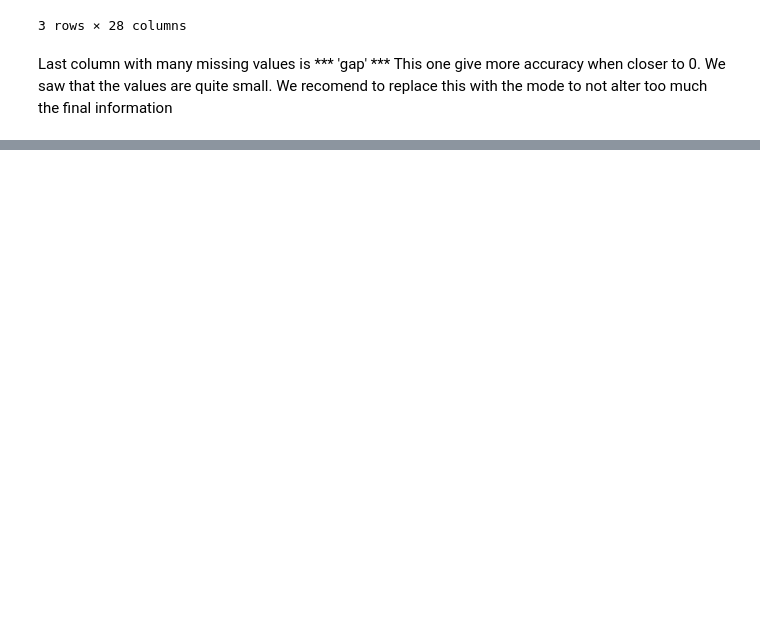
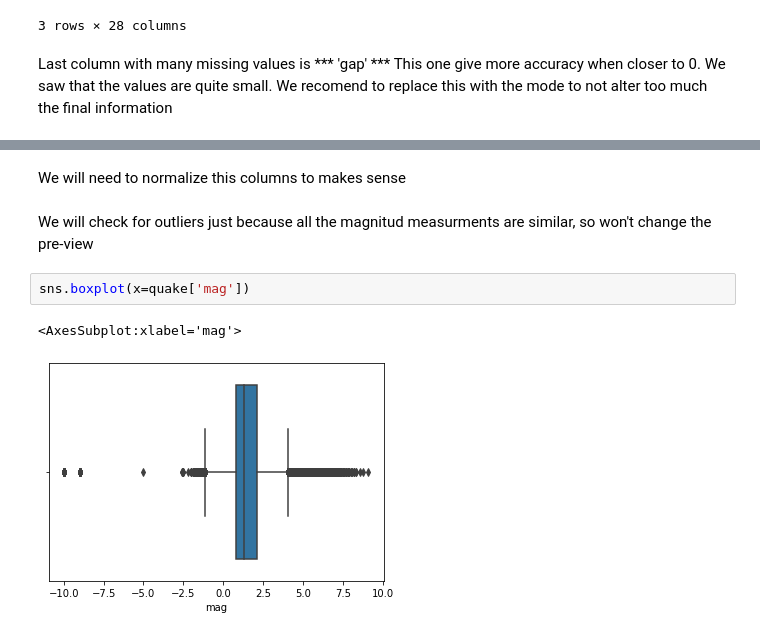
Before and after one commit to Martu-t/grupo09_proyectogrupal, a Jupyter notebook: eda.ipynb, the cells around one changed output, grey strips where cells are left out. Drawn from its saved outputs; the diff is of its cells as text; blank space fills up the shorter version.

```diff
--- a/eda.ipynb
+++ b/eda.ipynb
@@ -147,0 +227,9 @@ Last column with many missing values is *** 'gap' *** This one give more accurac
+# %% [markdown]
+We will need to normalize this columns to makes sense
+# %% [markdown]
+We will check for outliers just because all the magnitud measurments are similar, so won't change the pre-view
+# %%
+sns.boxplot(x=quake['mag'])
+# %% [output]
+<AxesSubplot:xlabel='mag'>
+[figure, added]
```
Also changed, not shown: parts of 20 cells of this notebook.
